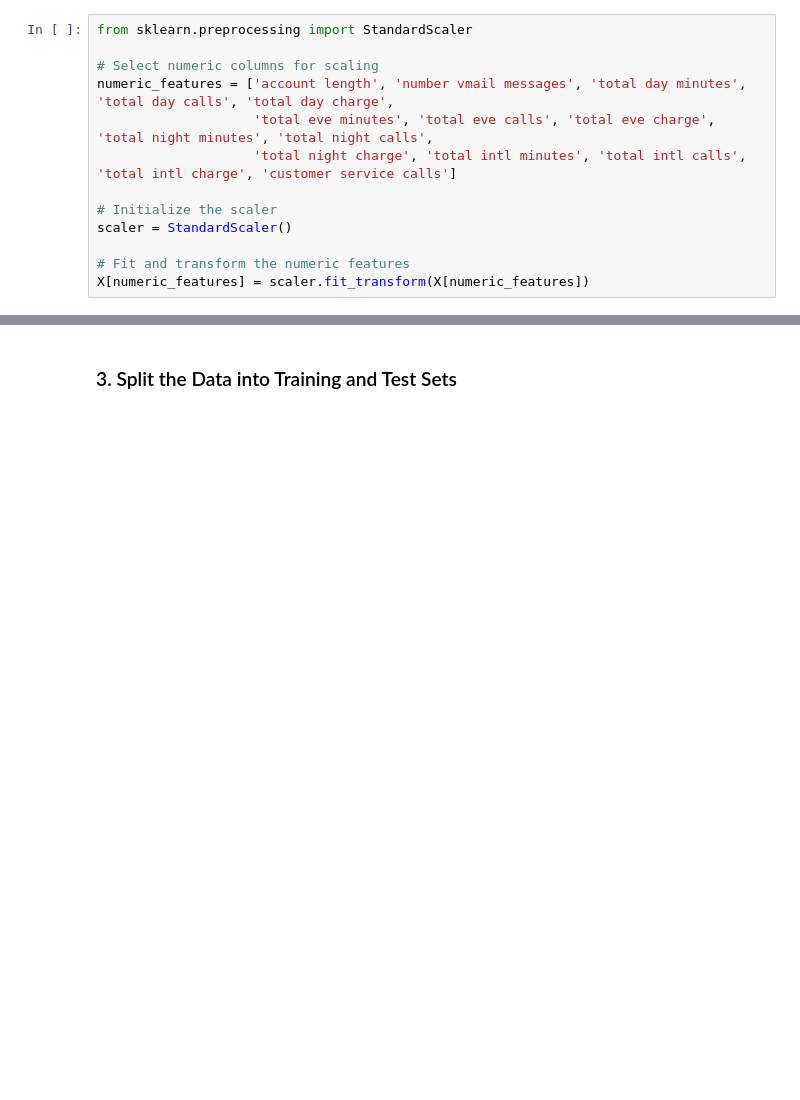
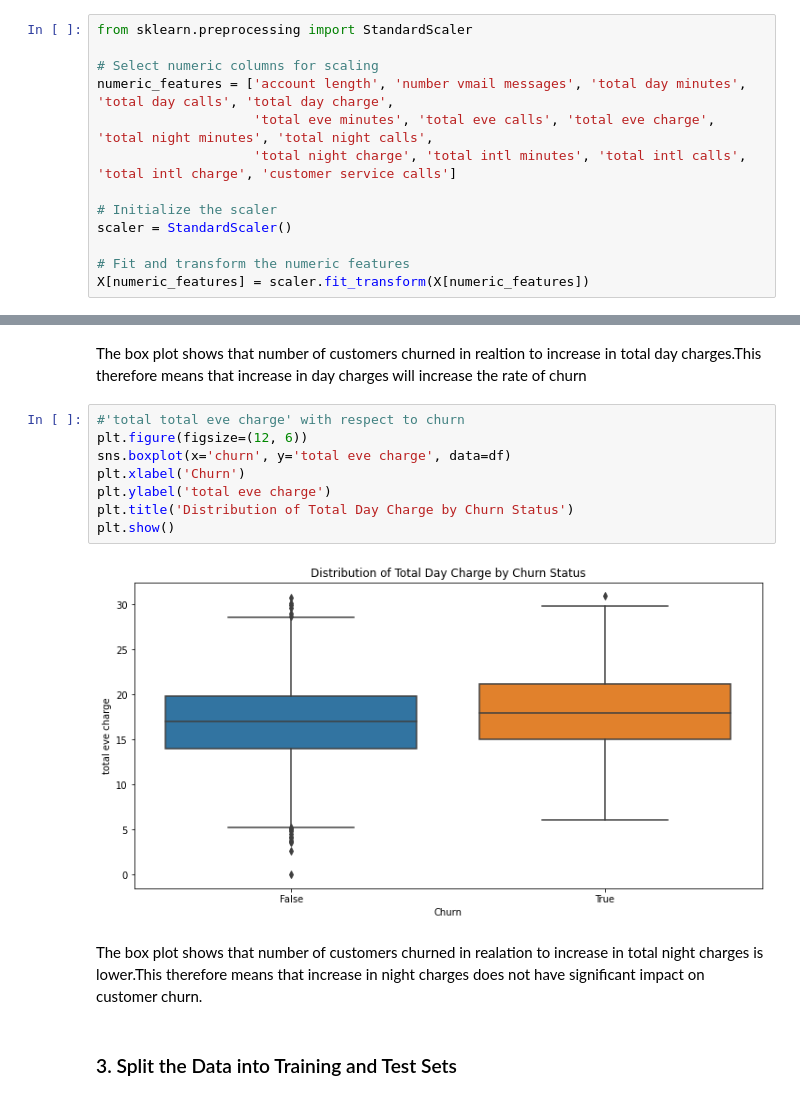
Before and after one commit to CYNTHIA-ATIENO/PHASE-3-PROJECT, a Jupyter notebook: index.ipynb, the cells around one changed output, grey strips where cells are left out. Saved outputs shown, nothing was run; the diff lists cells and outputs as text; blank space fills up the shorter version.

```diff
--- a/index.ipynb
+++ b/index.ipynb
@@ -258,3 +310,17 @@ X[numeric_features] = scaler.fit_transform(X[numeric_features])
+# %% [markdown]
+The box plot shows that number of customers churned in realtion to increase in total day charges.This therefore means that increase in day charges will increase the rate of churn
+# %%
+#'total total eve charge' with respect to churn
+plt.figure(figsize=(12, 6))
+sns.boxplot(x='churn', y='total eve charge', data=df)
+plt.xlabel('Churn')
+plt.ylabel('total eve charge')
+plt.title('Distribution of Total Day Charge by Churn Status')
+plt.show()
+# %% [output]
+[figure, added]
+# %% [markdown]
+The box plot shows that number of customers churned in realation to increase in total night charges is lower.This therefore means that increase in night charges does not have significant impact on customer churn.
 # %% [markdown]
 ### 3. Split the Data into Training and Test Sets
 # %%
```
Also changed, not shown: parts of 21 cells of this notebook.
